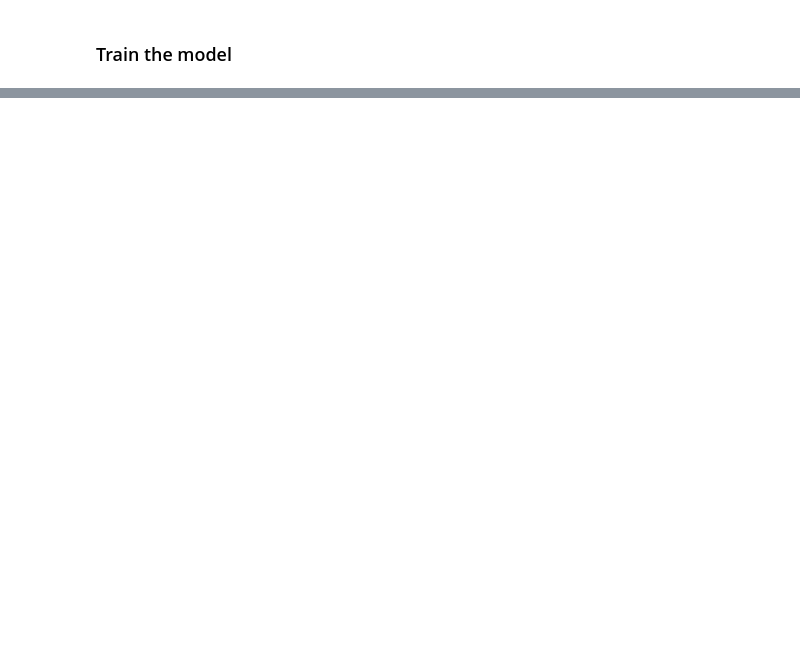
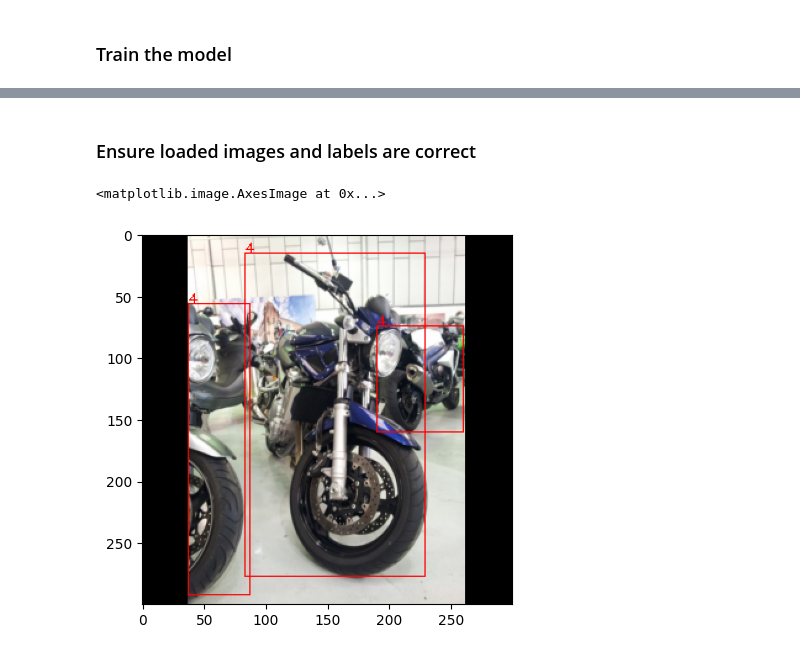
Before and after one commit to KyleNewman97/ssd, a Jupyter notebook: scripts/notebooks/train.ipynb, the cells around one changed output, grey strips where cells are left out. Saved outputs shown, nothing was run; the diff lists cells and outputs as text; code cells hidden in the pictures; blank space fills up the shorter version.

```diff
--- a/scripts/notebooks/train.ipynb
+++ b/scripts/notebooks/train.ipynb
@@ -16,4 +23,3 @@ TRAIN_CONFIG = TrainConfig(
 )
 # %%
 model = SSD(TRAIN_CONFIG.num_classes)
-model.fit(TRAIN_CONFIG)
@@ -29,0 +26,2 @@ x = [torch.rand((2, 5)), torch.rand((0, 5))]
+# %%
+train_loader, val_loader = model._create_data_loaders(TRAIN_CONFIG)
@@ -29,0 +61,34 @@ x = [torch.rand((2, 5)), torch.rand((0, 5))]
+# %% [markdown]
+### Ensure loaded images and labels are correct
+# %%
+images: Tensor
+objects: list[Tensor]
+images, objects = next(iter(train_loader))
+# %%
+image_index = 6
+
+np_image = images[image_index, ...].permute((1, 2, 0)).cpu().numpy()
+np_image *= 255
+np_image = np_image.astype(np.uint8).copy()
+
+for obj in objects[image_index]:
+    cx = obj[1] * np_image.shape[1]
+    cy = obj[2] * np_image.shape[0]
+    w = obj[3] * np_image.shape[1]
+    h = obj[4] * np_image.shape[0]
+
+    left = int(cx - w/2)
+    right = int(cx + w/2)
+    top = int(cy - h/2)
+    bottom = int(cy + h/2)
+
+    class_id = int(obj[0])
+
+    np_image = cv2.rectangle(np_image, (left, top), (right, bottom), (255, 0, 0), 1)
+    np_image = cv2.putText(np_image, f"{class_id}", (left, top), 0, 0.4, (255, 0, 0), 1)
+
+
+plt.imshow(np_image)
+# %% [output]
+<matplotlib.image.AxesImage at 0x...>
+[figure, added]
```
Also changed, not shown: parts of 7 cells of this notebook, 16 other files.
